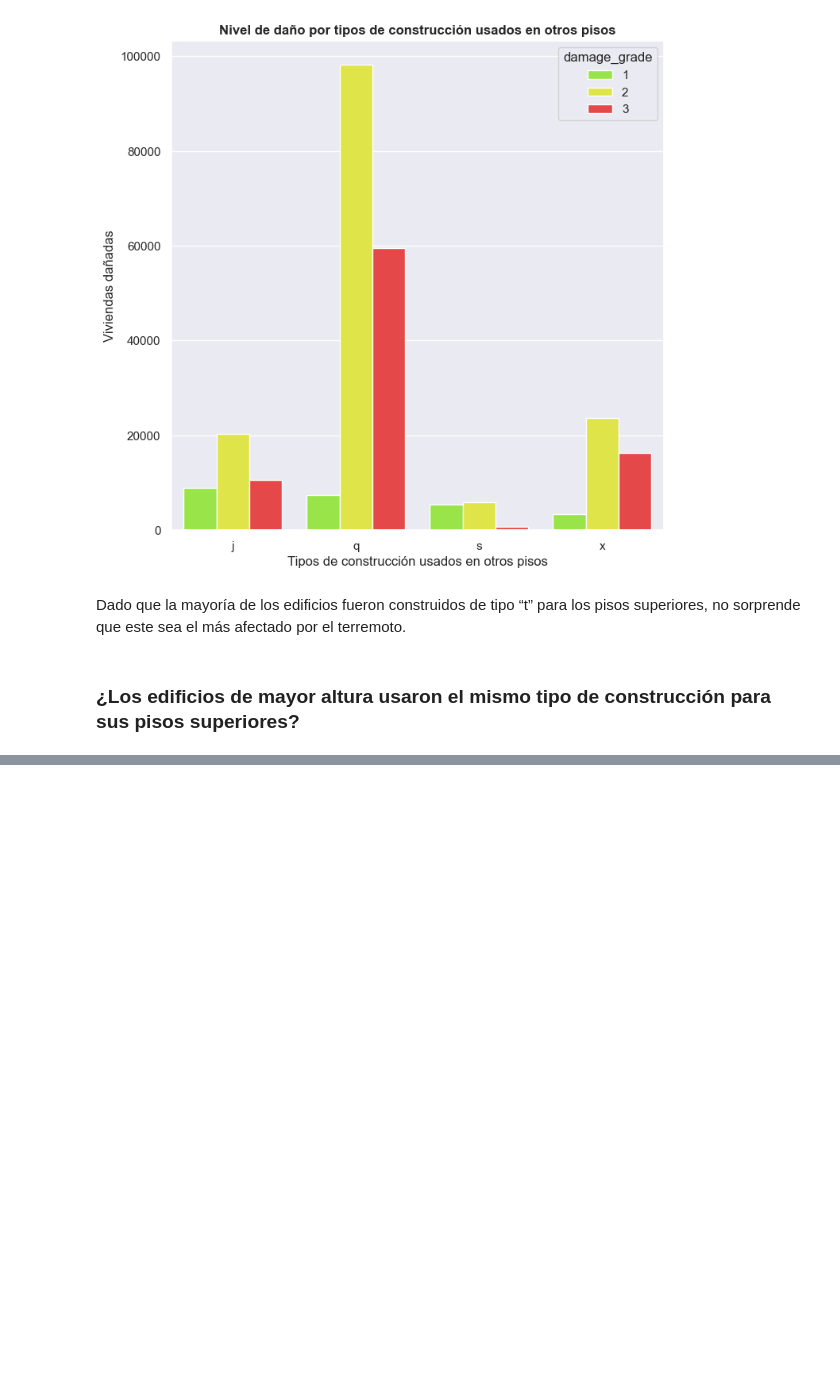
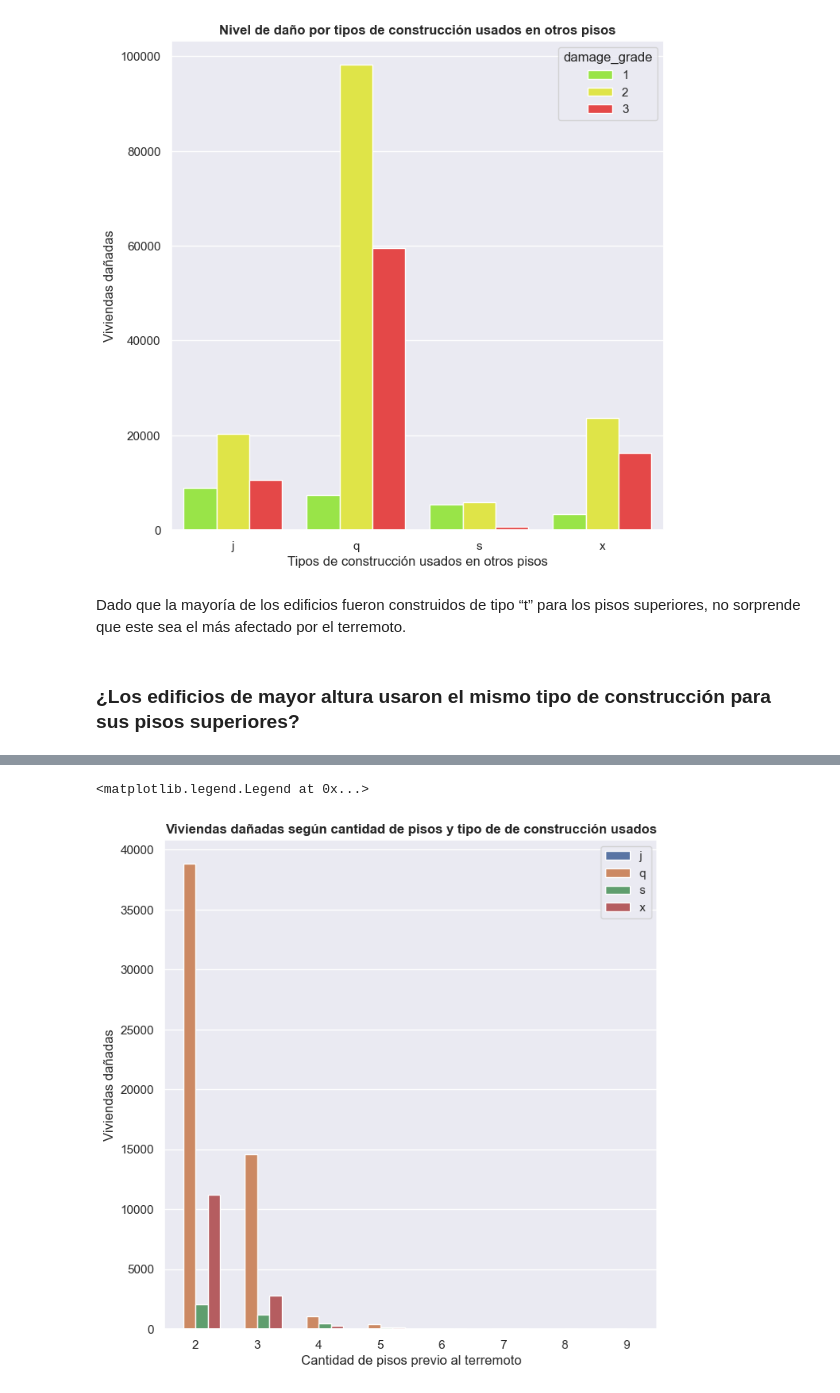
Before and after one commit to FacuMastri/richters-predictor-earthquake, a Jupyter notebook: tp1/2-analisis-exploratorio.ipynb, the cells around one changed output, grey strips where cells are left out. Saved outputs shown, nothing was run; the diff lists cells and outputs as text; code cells hidden in the pictures; blank space fills up the shorter version.

```diff
--- a/tp1/2-analisis-exploratorio.ipynb
+++ b/tp1/2-analisis-exploratorio.ipynb
@@ -815,0 +819,14 @@ df_altura_y_otros_pisos
+# %%
+sns.set(style="darkgrid")
+
+plt.figure(figsize=(8, 8))
+
+# grouped barplot
+otros_pisos_plot = sns.barplot(x="count_floors_pre_eq", y="cantidad_viviendas_afectadas", hue="other_floor_type", data=df_altura_y_otros_pisos, ci=None);
+otros_pisos_plot.set_title("Viviendas dañadas según cantidad de pisos y tipo de de construcción usados", fontweight='bold')
+otros_pisos_plot.set_xlabel("Cantidad de pisos previo al terremoto")
+otros_pisos_plot.set_ylabel("Viviendas dañadas")
+plt.legend(loc='upper right')
+# %% [output]
+<matplotlib.legend.Legend at 0x...>
+[figure, added]
```
Also changed, not shown: parts of 2 cells of this notebook.
